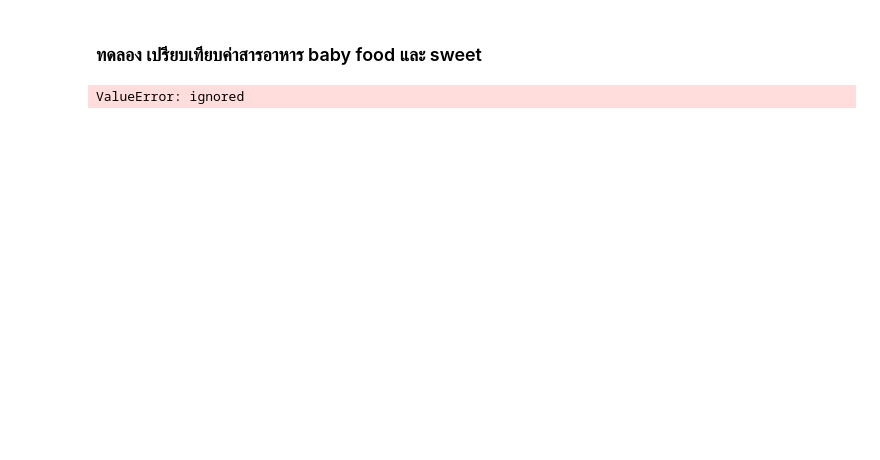
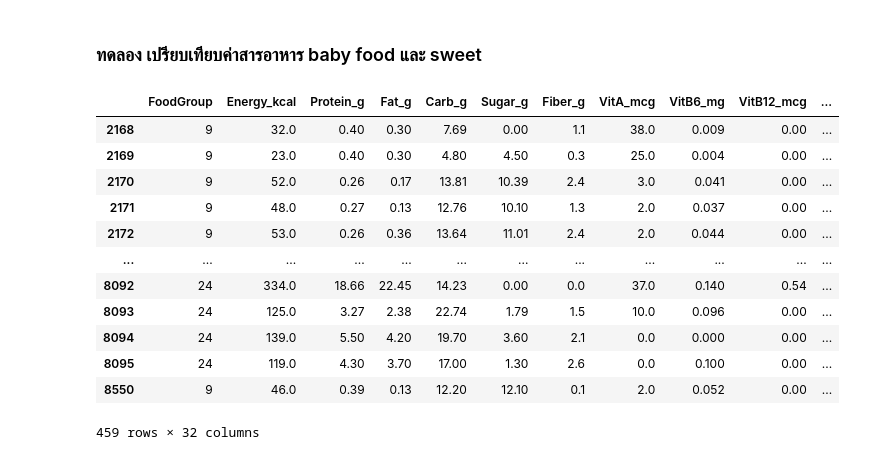
Before and after one commit to Umaporn19/multivariate, a Jupyter notebook: Chapter_3.ipynb, the cells around one changed output. Saved outputs shown, nothing was run; the diff lists cells and outputs as text; code cells hidden in the pictures; blank space fills up the shorter version.

```diff
--- a/Chapter_3.ipynb
+++ b/Chapter_3.ipynb
@@ -702,7 +714,19 @@ plt.scatter(new_pca[:,0],new_pca[:,1],c = data_dropped2['FoodGroup'],alpha=0.5)
 # %% [markdown]
 ### ทดลอง เปรียบเทียบค่าสารอาหาร baby food และ sweet
 # %%
-bb = data_dropped2[(data_dropped2['FoodGroup']=='Baby Foods') or (data_dropped2['FoodGroup']=='Sweets')]
+bb = data_dropped2[(data_dropped2['FoodGroup']==24) | (data_dropped2['FoodGroup']==9)]  ## ใช้  | และ  &  แทน  or  และ  and  ใน pandas
 bb
 # %% [output]
+|  | FoodGroup | Energy_kcal | Protein_g | Fat_g | Carb_g | Sugar_g | Fiber_g | VitA_mcg | VitB6_mg | VitB12_mcg | ... |
+| 2168 | 9 | 32.0 | 0.40 | 0.30 | 7.69 | 0.00 | 1.1 | 38.0 | 0.009 | 0.00 | ... |
+| 2169 | 9 | 23.0 | 0.40 | 0.30 | 4.80 | 4.50 | 0.3 | 25.0 | 0.004 | 0.00 | ... |
+| 2170 | 9 | 52.0 | 0.26 | 0.17 | 13.81 | 10.39 | 2.4 | 3.0 | 0.041 | 0.00 | ... |
+| 2171 | 9 | 48.0 | 0.27 | 0.13 | 12.76 | 10.10 | 1.3 | 2.0 | 0.037 | 0.00 | ... |
+| 2172 | 9 | 53.0 | 0.26 | 0.36 | 13.64 | 11.01 | 2.4 | 2.0 | 0.044 | 0.00 | ... |
+| ... | ... | ... | ... | ... | ... | ... | ... | ... | ... | ... | ... |
+| 8092 | 24 | 334.0 | 18.66 | 22.45 | 14.23 | 0.00 | 0.0 | 37.0 | 0.140 | 0.54 | ... |
+| 8093 | 24 | 125.0 | 3.27 | 2.38 | 22.74 | 1.79 | 1.5 | 10.0 | 0.096 | 0.00 | ... |
+| 8094 | 24 | 139.0 | 5.50 | 4.20 | 19.70 | 3.60 | 2.1 | 0.0 | 0.000 | 0.00 | ... |
+| 8095 | 24 | 119.0 | 4.30 | 3.70 | 17.00 | 1.30 | 2.6 | 0.0 | 0.100 | 0.00 | ... |
+| 8550 | 9 | 46.0 | 0.39 | 0.13 | 12.20 | 12.10 | 0.1 | 2.0 | 0.052 | 0.00 | ... |
-ValueError: ignored
+459 rows × 32 columns
```
Also changed, not shown: parts of 12 cells of this notebook.
